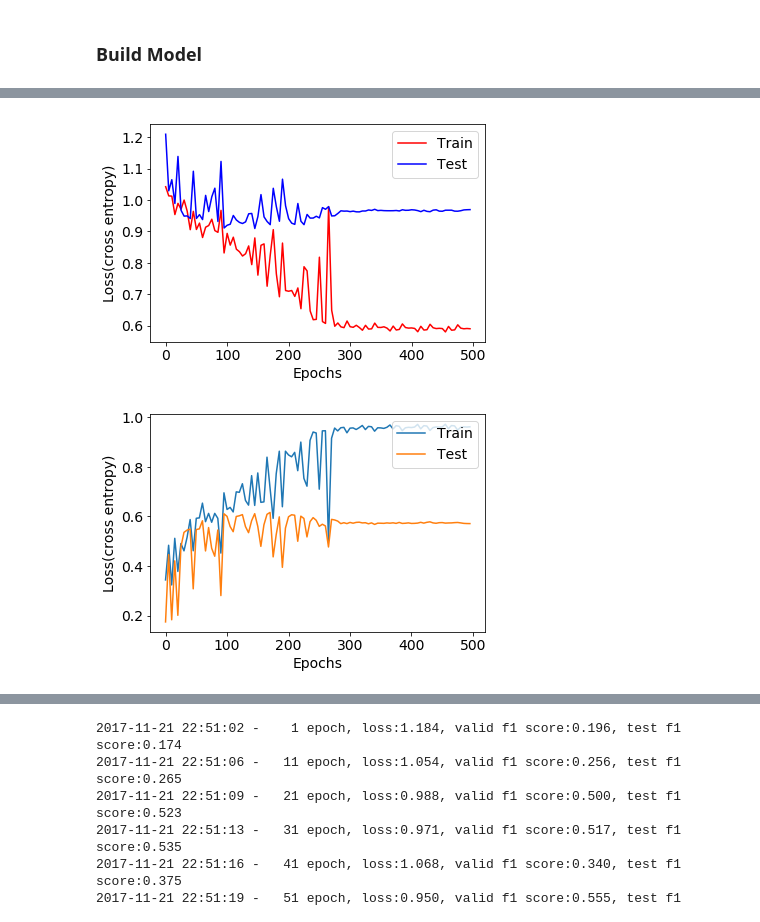
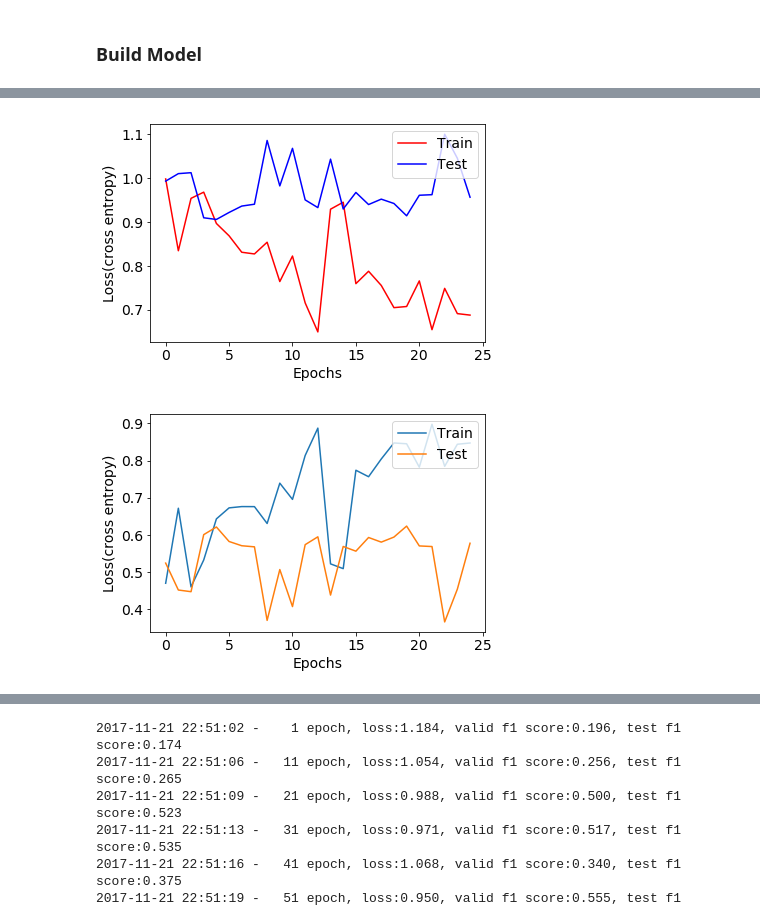
Before and after one commit to yenhao/CNN_Sentiment_Analysis, a Jupyter notebook: text-cnn-sentiment-52-distance-supervised.ipynb, the cells around one changed output, grey strips where cells are left out. Drawn from its saved outputs; the diff is of its cells as text; code cells hidden in the pictures.

Commit message:
less batch size and epochs

```diff
--- a/text-cnn-sentiment-52-distance-supervised.ipynb
+++ b/text-cnn-sentiment-52-distance-supervised.ipynb
@@ -463,8 +463,8 @@ filter_sizes = [4,3]
 num_filters = 200
 pooling_size = 4
 pooling_strides = 2
-epochs_num = 500
-batch_size = 2048
+epochs_num = 25
+batch_size = 64
 # %%
 reset_graph()
 
@@ -475,7 +475,7 @@ y = tf.placeholder(tf.int32, shape = (None), name = "Y")
 # Load Embedding Model
 with tf.device('/cpu:0'), tf.name_scope("embedding"):
     word2vec = tf.Variable(tf.constant(0.0, shape = distance_supervised_embeddings.shape),
-                    trainable=True, name="word2vec") # trainable=False, means not update these embeddings
+                    trainable=False, name="word2vec") # trainable=False, means not update these embeddings
 
 embedded_chars = tf.nn.embedding_lookup(word2vec, X)
 embedded_chars_expanded = tf.expand_dims(embedded_chars, -1) # ex: convert [[1,2]] to [[1],[2]], that is shape (2,) to (2,1)
@@ -543,7 +616,7 @@ test_loss  = []
 
 train_f1 = []
 test_f1 = []
-x_axis = np.arange(0., epochs_num, 5)
+x_axis = np.arange(0., epochs_num, 1)
 saver = tf.train.Saver() # to store the model
 
 with tf.Session() as sess:
@@ -555,25 +628,27 @@ with tf.Session() as sess:
 
     for epochs in range(epochs_num): # starting the training process and set the epochs_num
         for _ in range(round_of_epochs):
+#             print('_')
             train, label = sess.run(train_next_batch) # Get the mini-batch data sample
             sess.run(train_step, feed_dict={X:train, y:label}) # Feed the features, labe, training_mode  to network to train
-        if epochs % 5 ==0:
-            loss, pred, acc = sess.run([cross_entropy,predicted_class,accuracy], feed_dict={X:train, y:label})
-            t_loss, t_pred = sess.run([cross_entropy,predicted_class], feed_dict={X:tweets_test, y:senti_test})
-            train_loss.append(loss)
-            test_loss.append(t_loss)
-            train_f1.append(f1_score(label, pred, average='weighted'))
-            test_f1.append(f1_score(senti_test, t_pred, average='weighted'))
-        if epochs % 10 ==0:
-            print("{} - {:4d} epoch, loss:{:.3f}, train accuracy:{:.3f}, train f1 score:{:.3f}, test f1 score:{:.3f}".format(
-                datetime.datetime.now().strftime("%Y-%m-%d %H:%M:%S"),
-                epochs+1,
-                loss,
-                acc,
-                f1_score(label, pred, average='weighted'),
-                f1_score(senti_test, t_pred, average='weighted')
-                )
+#         print(epochs)
+#         if epochs % 5 ==0:
+        loss, pred, acc = sess.run([cross_entropy,predicted_class,accuracy], feed_dict={X:train, y:label})
+        t_loss, t_pred = sess.run([cross_entropy,predicted_class], feed_dict={X:tweets_test, y:senti_test})
+        train_loss.append(loss)
+        test_loss.append(t_loss)
+        train_f1.append(f1_score(label, pred, average='weighted'))
+        test_f1.append(f1_score(senti_test, t_pred, average='weighted'))
+#         if epochs % 10 ==0:
+        print("{} - {:4d} epoch, loss:{:.3f}, train accuracy:{:.3f}, train f1 score:{:.3f}, test f1 score:{:.3f}".format(
+            datetime.datetime.now().strftime("%Y-%m-%d %H:%M:%S"),
+            epochs+1,
+            loss,
+            acc,
+            f1_score(label, pred, average='weighted'),
+            f1_score(senti_test, t_pred, average='weighted')
             )
+        )
     plt.rcParams['font.size'] = 14
     plt.plot(x_axis, train_loss, 'r', x_axis, test_loss, 'b')
     plt.legend(['Train', 'Test'], loc='upper right')
@@ -607,2 +682,2 @@ with tf.Session() as sess:
-[figure, old version]
+[figure, new version]
-[figure, old version]
+[figure, new version]
```
Also changed, not shown: parts of 3 cells of this notebook, 1 other file.
